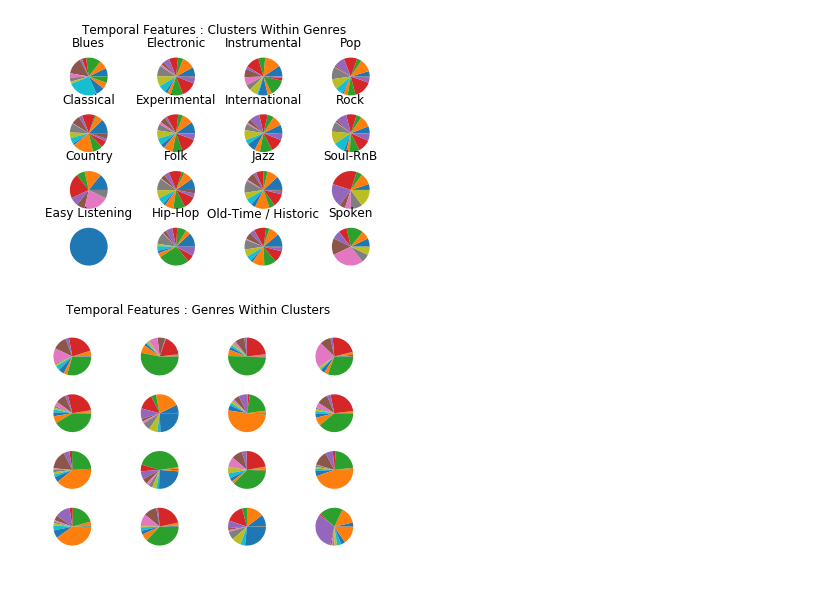
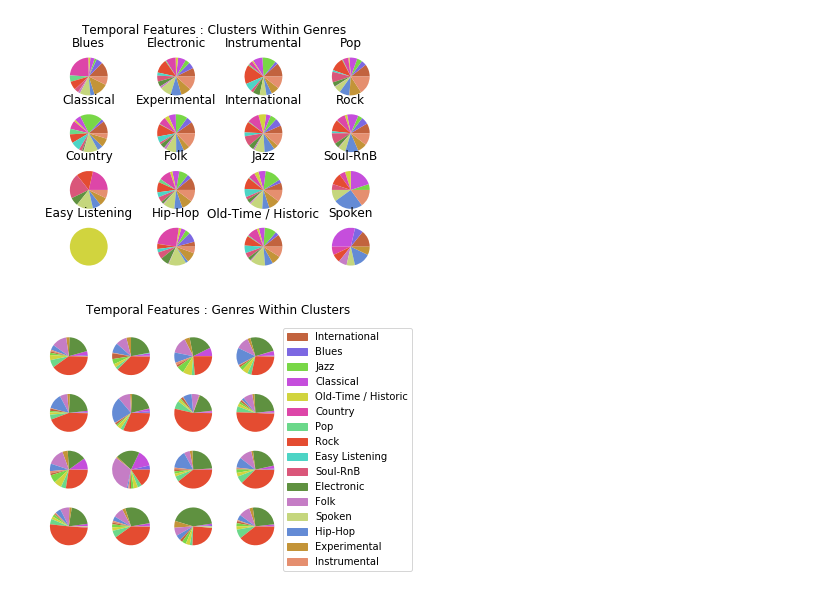
Before and after one commit to Evelios/gen-really, a Jupyter notebook: unsupervised-classification.ipynb, the cells around one changed output. Saved outputs shown, nothing was run; the diff lists cells and outputs as text; code cells hidden in the pictures.

```diff
--- a/unsupervised-classification.ipynb
+++ b/unsupervised-classification.ipynb
@@ -19,0 +19,2 @@ echonest = getEchonestData().echonest
+# %%
+genre_names = genres[genres.parent == 0].title.values
@@ -97,11 +109,12 @@ index = 0
 fig.suptitle('Audio Features : Clusters Within Genres')
 
 for genre, data in audio_genre_clusters.groupby('genre'):
+    cluster_colors = [colors[num] for num in data.cluster]
 
     row = index % 4
     col = int(index / 4)
     index += 1
 
     sub[row, col].set_title(genre)
-    sub[row, col].pie(data.ammount)
+    sub[row, col].pie(data.ammount, colors=cluster_colors)
 # %% [output]
@@ -109,19 +122,20 @@ for genre, data in audio_genre_clusters.groupby('genre'):
 # %%
-fig, sub = plt.subplots(4, 4)
+fig, sub = plt.subplots(4, 6, figsize=(6.5, 4))
 index = 0
 
 fig.suptitle('Audio Features : Genres Within Clusters')
 
+for ax in sub.flat:
+    ax.axis('off')
+
+patches = [mpatches.Patch(color=color, label=genre) for genre, color in genre_colors.items()]
+fig.legend(handles=patches, bbox_to_anchor=(0.81, 0.9))
+
 for cluster, data in audio_genre_clusters.groupby('cluster'):
-
+    pie_colors = [genre_colors[genre] for genre in data.genre]
     row = index % 4
     col = int(index / 4)
     index += 1
 
-    sub[row, col].pie(data.ammount)
-
-# The color labels are not consistent pie chart to pie chart
-# To get consistent labels and colors, a global color list
-# would need to be made and passed into the pie chart for
-# each of the clusters
+    sub[row, col].pie(data.ammount, colors=pie_colors)
 # %% [output]
@@ -150,32 +164,34 @@ index = 0
 fig.suptitle('Temporal Features : Clusters Within Genres')
 
 for genre, data in temporal_genre_clusters.groupby('genre'):
-
+    cluster_colors = [colors[num] for num in data.cluster]
     row = index % 4
     col = int(index / 4)
     index += 1
 
     sub[row, col].set_title(genre)
-    sub[row, col].pie(data.ammount)
+    sub[row, col].pie(data.ammount, colors=cluster_colors)
 # %% [output]
-[figure, old version]
+[figure, new version]
 # %%
-fig, sub = plt.subplots(4, 4)
+fig, sub = plt.subplots(4, 6, figsize=(6.5, 4))
 index = 0
 
 fig.suptitle('Temporal Features : Genres Within Clusters')
 
+for ax in sub.flat:
+    ax.axis('off')
+
+patches = [mpatches.Patch(color=color, label=genre) for genre, color in genre_colors.items()]
+fig.legend(handles=patches, bbox_to_anchor=(0.81, 0.9))
+
 for cluster, data in temporal_genre_clusters.groupby('cluster'):
+    pie_colors = [genre_colors[genre] for genre in data.genre]
 
     row = index % 4
     col = int(index / 4)
     index += 1
 
-    sub[row, col].pie(data.ammount)
-
-# The color labels are not consistent pie chart to pie chart
-# To get consistent labels and colors, a global color list
-# would need to be made and passed into the pie chart for
-# each of the clusters
+    sub[row, col].pie(data.ammount, colors=pie_colors)
 # %% [output]
-[figure, old version]
+[figure, new version]
```
Also changed, not shown: parts of 6 cells of this notebook.
